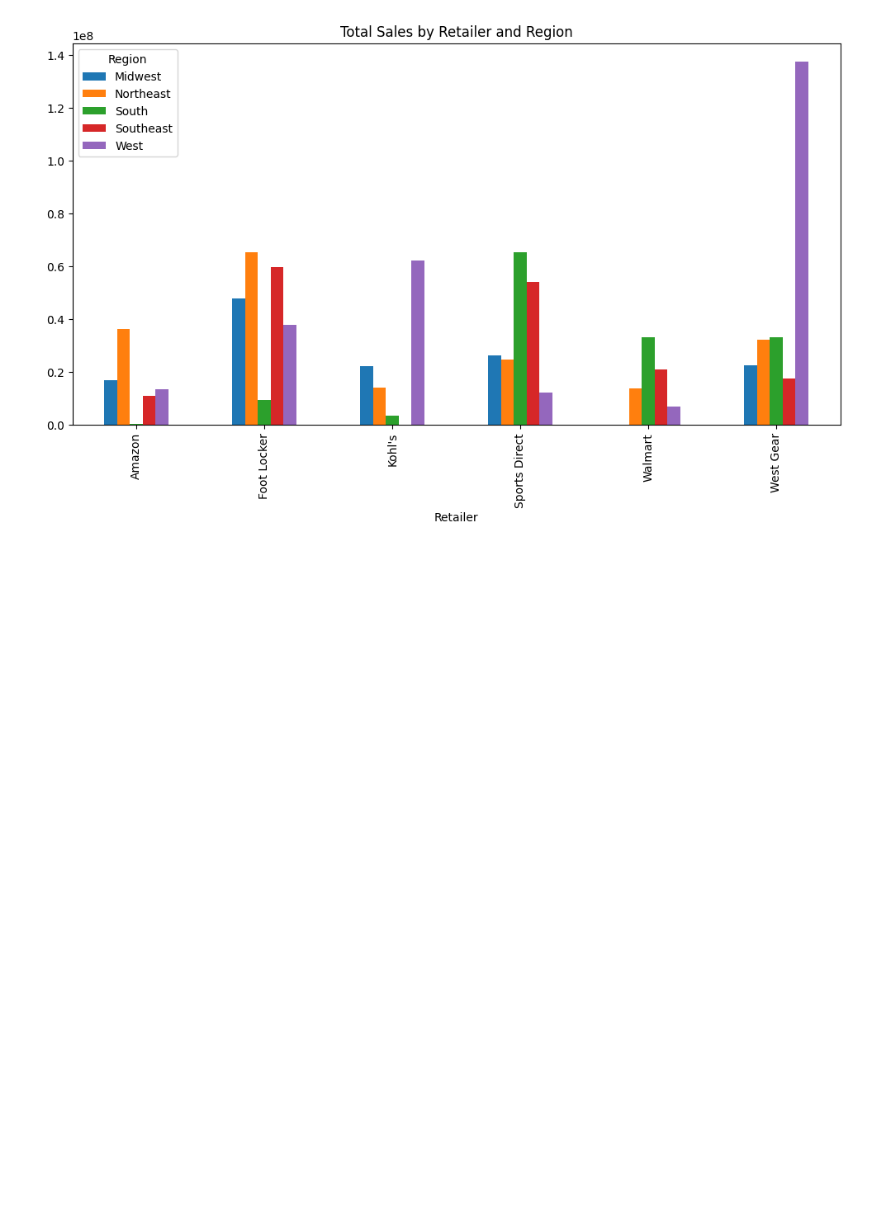
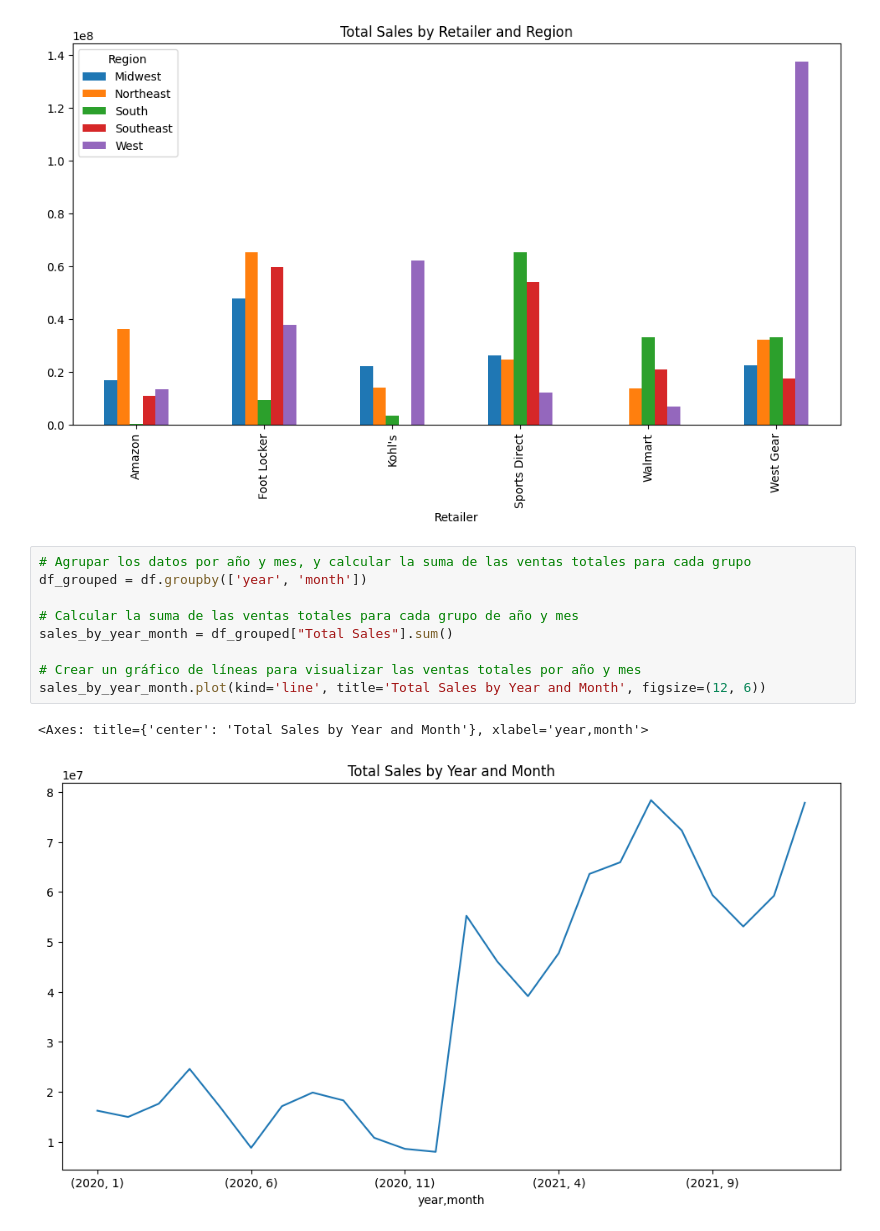
Before and after one commit to Mr-Code-star/Aprendiendo-Python, a Jupyter notebook: propando data set/adidas_dataset.ipynb, the cells around one changed output. Cells and saved outputs as stored; diff of their text form; blank space fills up the shorter version.

```diff
--- a/propando data set/adidas_dataset.ipynb
+++ b/propando data set/adidas_dataset.ipynb
@@ -177,3 +177,15 @@ retailer_sales_by_region_df.plot(kind='bar', title='Total Sales by Retailer and
 # %% [output]
 <Axes: title={'center': 'Total Sales by Retailer and Region'}, xlabel='Retailer'>
 [figure]
+# %%
+# Agrupar los datos por año y mes, y calcular la suma de las ventas totales para cada grupo
+df_grouped = df.groupby(['year', 'month'])
+
+# Calcular la suma de las ventas totales para cada grupo de año y mes
+sales_by_year_month = df_grouped["Total Sales"].sum()
+
+# Crear un gráfico de líneas para visualizar las ventas totales por año y mes
+sales_by_year_month.plot(kind='line', title='Total Sales by Year and Month', figsize=(12, 6))
+# %% [output]
+<Axes: title={'center': 'Total Sales by Year and Month'}, xlabel='year,month'>
+[figure, added]
```
Also changed, not shown: parts of 2 cells of this notebook.
